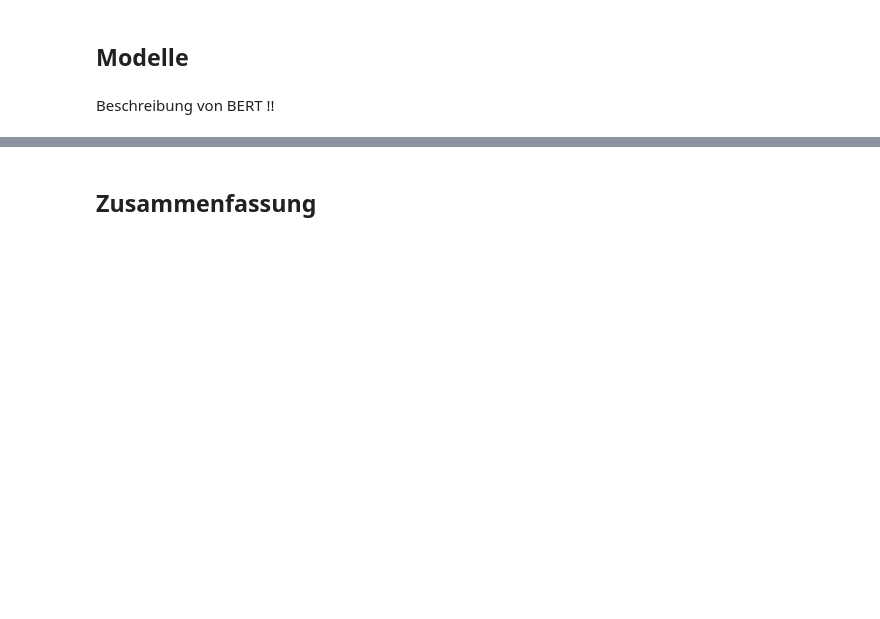
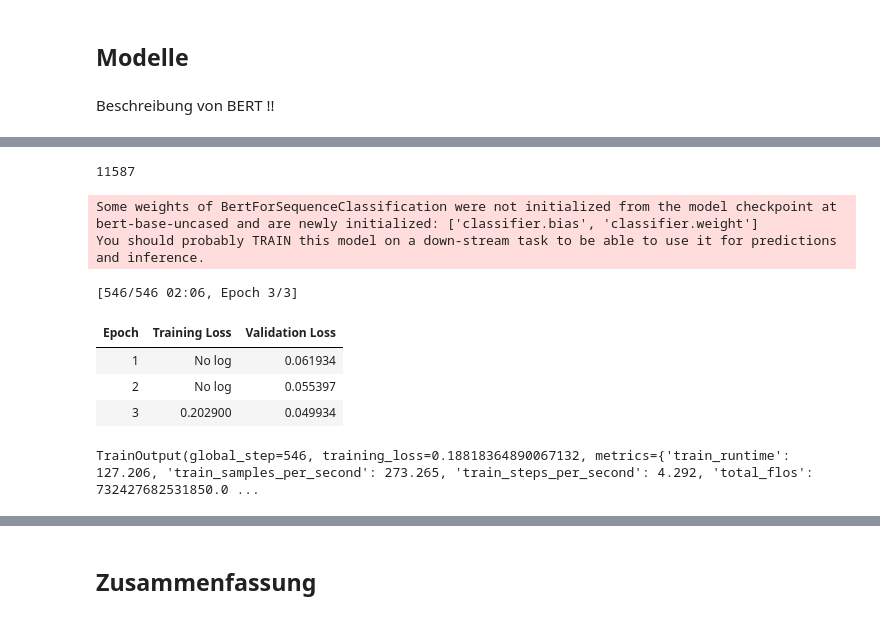
Before and after one commit to TTomczek/nlp-intent-and-slot-filling, a Jupyter notebook: joint-intent-detection-and-slot-filling.ipynb, the cells around one changed output, grey strips where cells are left out. Saved outputs shown, nothing was run; the diff lists cells and outputs as text; code cells hidden in the pictures; blank space fills up the shorter version.

Commit message:
Slot filling model

```diff
--- a/joint-intent-detection-and-slot-filling.ipynb
+++ b/joint-intent-detection-and-slot-filling.ipynb
@@ -404,0 +324,79 @@ for true, pred in zip(slot_labels, slot_preds):
+# %%
+# Daten sammeln
+sentences = list(corpus.sentences())
+intents = list(corpus.intents())
+slots = list(corpus.slots())
+
+# Daten aufteilen
+from sklearn.model_selection import train_test_split
+
+train_sentences, test_sentences, train_intents, test_intents, train_slots, test_slots = train_test_split(
+    sentences, intents, slots, test_size=0.2, random_state=42
+)
+# %%
+# Tokenization
+tokenizer = BertTokenizer.from_pretrained("bert-base-uncased")
+train_encodings = tokenizer(train_sentences, padding=True, truncation=True, return_tensors="pt")
+test_encodings = tokenizer(test_sentences, padding=True, truncation=True, return_tensors="pt")
+
+# Labels kodieren
+intent_label_mapping = {intent: i for i, intent in enumerate(set(train_intents))}
+train_labels = torch.tensor([intent_label_mapping[intent] for intent in train_intents])
+test_labels = torch.tensor([intent_label_mapping[intent] for intent in test_intents])
+
+# Daten vorbereiten
+train_dataset = Dataset.from_dict({
+    "input_ids": train_encodings["input_ids"],
+    "attention_mask": train_encodings["attention_mask"],
+    "labels": train_labels
+})
+
+test_dataset = Dataset.from_dict({
+    "input_ids": test_encodings["input_ids"],
+    "attention_mask": test_encodings["attention_mask"],
+    "labels": test_labels
+})
+
+# Die Daten in das richtige Format bringen (falls nötig)
+def encode_examples(examples):
+    return {
+        "input_ids": torch.tensor(examples["input_ids"]),
+        "attention_mask": torch.tensor(examples["attention_mask"]),
+        "labels": torch.tensor(examples["labels"])
+    }
+
+train_dataset = train_dataset.map(encode_examples, batched=True)
+test_dataset = test_dataset.map(encode_examples, batched=True)
+
+# Modell laden
+model_intent = BertForSequenceClassification.from_pretrained("bert-base-uncased", num_labels=len(intent_label_mapping))
+
+# Training konfigurieren
+training_args_intent = TrainingArguments(
+    output_dir="./intent_results",
+    learning_rate=2e-5,
+    per_device_train_batch_size=16,
+    num_train_epochs=3,
+    eval_strategy="epoch",
+    logging_dir=None,
+    report_to=[]
+)
+
+trainer_intent = Trainer(
+    model=model_intent,
+    args=training_args_intent,
+    train_dataset=train_dataset,
+    eval_dataset=test_dataset,
+)
+
+trainer_intent.train()
+# %% [output]
+11587
+Some weights of BertForSequenceClassification were not initialized from the model checkpoint at bert-base-uncased and are newly initialized: ['classifier.bias', 'classifier.weight']
+You should probably TRAIN this model on a down-stream task to be able to use it for predictions and inference.
+[546/546 02:06, Epoch 3/3]
+| Epoch | Training Loss | Validation Loss |
+| 1 | No log | 0.061934 |
+| 2 | No log | 0.055397 |
+| 3 | 0.202900 | 0.049934 |
+TrainOutput(global_step=546, training_loss=0.18818364890067132, metrics={'train_runtime': 127.206, 'train_samples_per_second': 273.265, 'train_steps_per_second': 4.292, 'total_flos': 732427682531850.0 ...
```
Also changed, not shown: parts of 13 cells of this notebook, 22 other files.
